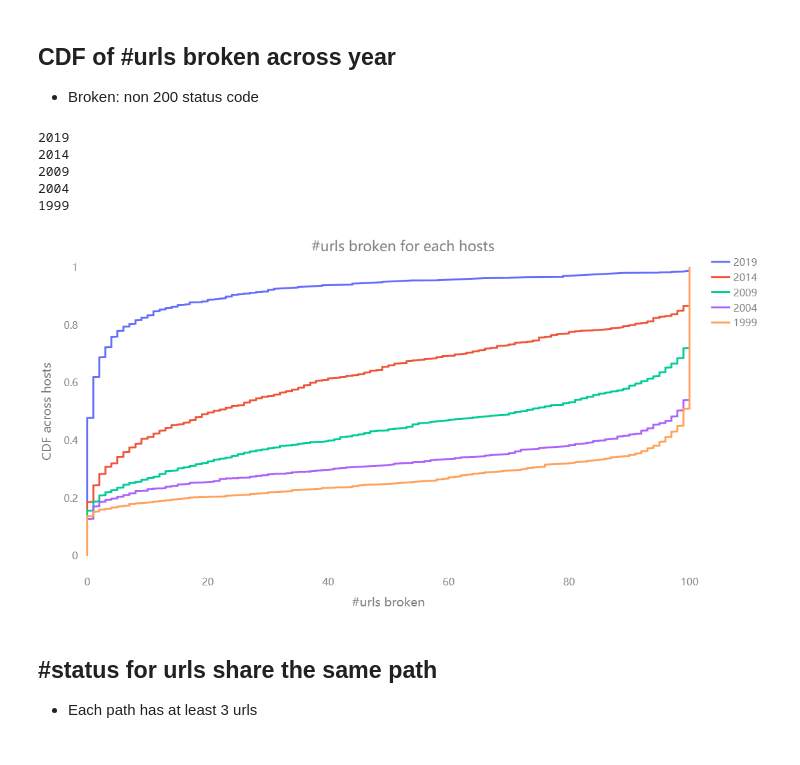
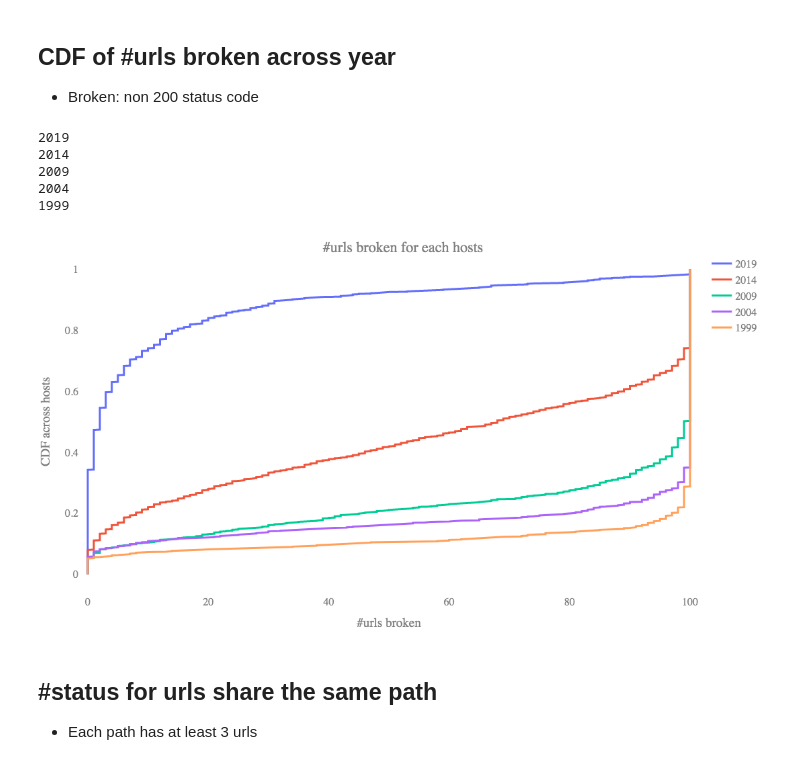
Before and after one commit to JingyZhu/fable, a Jupyter notebook: broken_inspection.ipynb, the cells around one changed output. Saved outputs shown, nothing was run; the diff lists cells and outputs as text; code cells hidden in the pictures.

```diff
--- a/broken_inspection.ipynb
+++ b/broken_inspection.ipynb
@@ -25,25 +25,28 @@ db = MongoClient(config.MONGO_HOSTNAME).web_decay
 # %%
 years = [1999, 2004, 2009, 2014, 2019]
 df = pd.DataFrame()
+all_not_broken = []
 for year in reversed(years):
     print(year)
     missing_count = []
     hosts = db.url_status_implicit_broken.aggregate([
         {"$match": {"year": year}},
         {"$group": {"_id": "$hostname"}}
     ])
     for host in hosts:
-        count = db.url_status_implicit_broken.count_documents({"year": year, "hostname": host['_id'], "status": re.compile('^[23]')})
+        count = db.url_status_implicit_broken.count_documents({"year": year, "hostname": host['_id'], "detail": "no redirection"})
         missing_count.append(100 - count)
+        if count == 100: all_not_broken.append({"host": host['_id'], "year": year})
     df[year] = missing_count
+json.dump(all_not_broken, open("tmp/all_not_broken.json", 'w+'))
 plotly_utils.plot_CDF(df, xtitle="#urls broken", ytitle="CDF across hosts", title="#urls broken for each hosts")
 # %% [output]
 2019
 2014
 2009
 2004
 1999
-[figure, old version]
+[figure, new version]
 # %% [markdown]
 ## #status for urls share the same path
 - Each path has at least 3 urls
```
Also changed, not shown: parts of 10 cells of this notebook.
